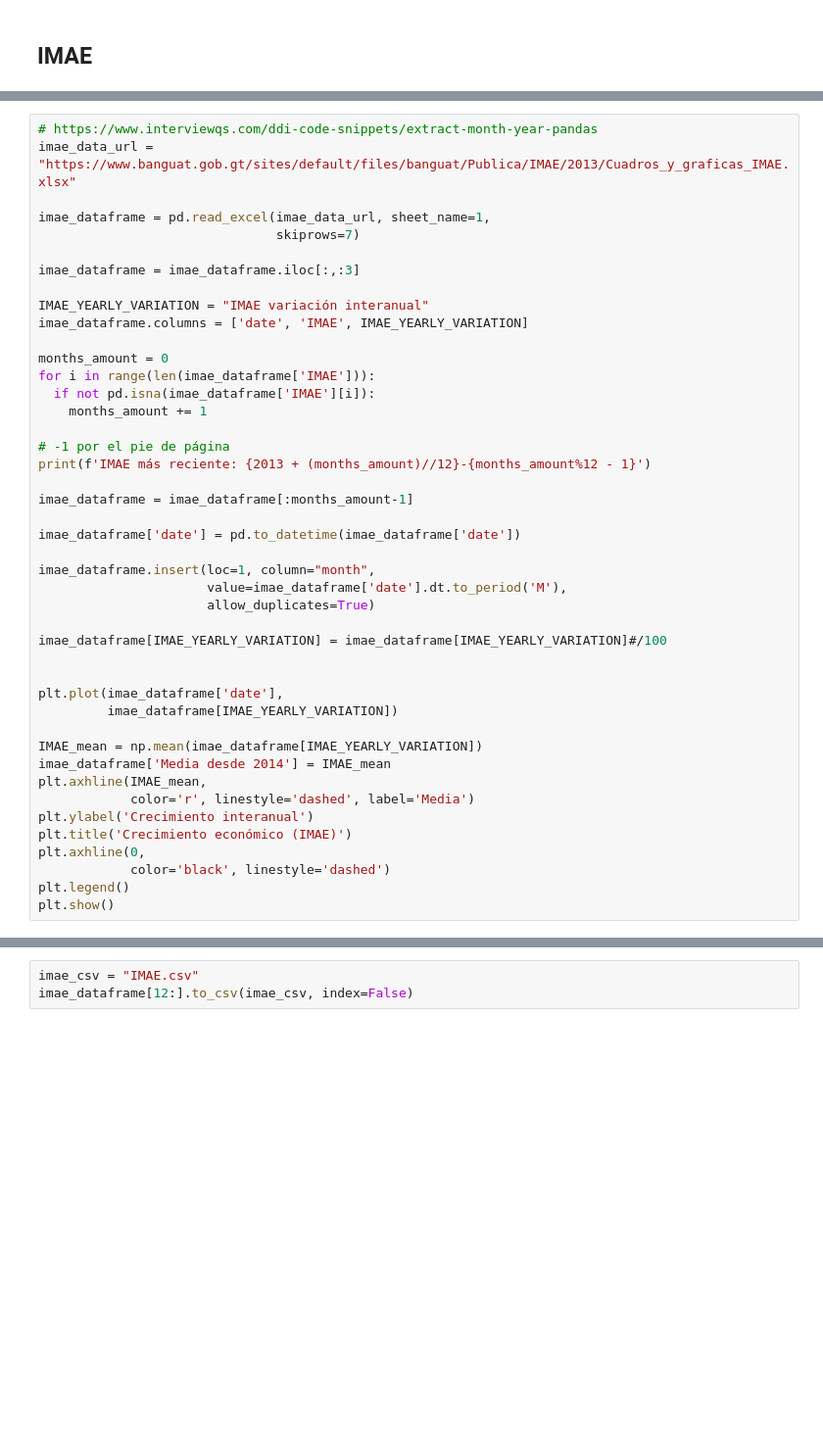
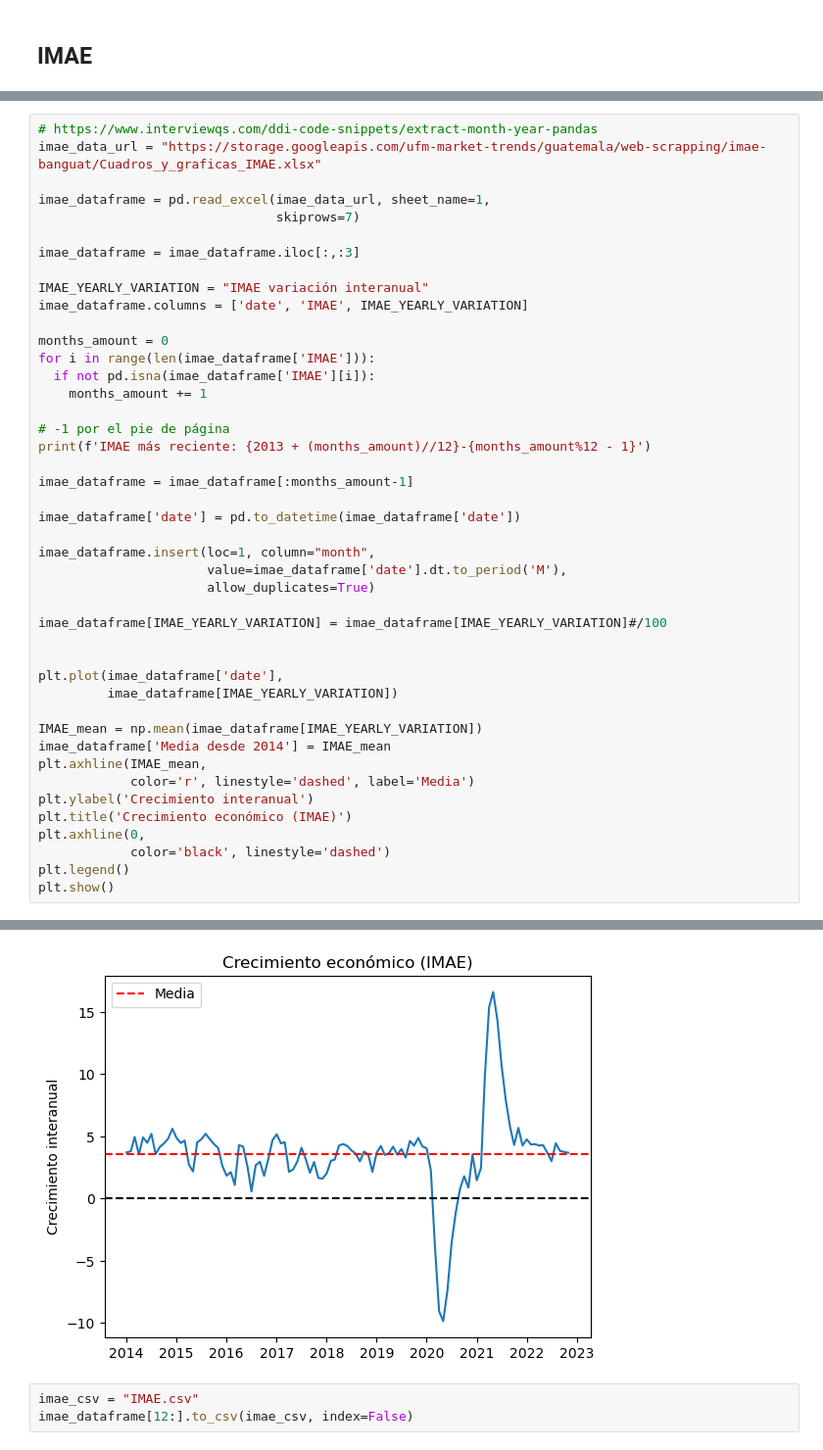
Before and after one commit to UFM-Market-Trends/UFM-Market-Trends-SDK, a Jupyter notebook: examples/1_Actividad_Economica.ipynb, the cells around one changed output, grey strips where cells are left out. Shown at 98% size. Drawn from its saved outputs; the diff is of its cells as text; blank space fills up the shorter version.

```diff
--- a/examples/1_Actividad_Economica.ipynb
+++ b/examples/1_Actividad_Economica.ipynb
@@ -554,6 +584,6 @@ Minas y canteras,-2.9861255430442886
 # %%
 # https://www.interviewqs.com/ddi-code-snippets/extract-month-year-pandas
-imae_data_url = "https://www.banguat.gob.gt/sites/default/files/banguat/Publica/IMAE/2013/Cuadros_y_graficas_IMAE.xlsx"
+imae_data_url = "https://storage.googleapis.com/ufm-market-trends/guatemala/web-scrapping/imae-banguat/Cuadros_y_graficas_IMAE.xlsx"
 
 imae_dataframe = pd.read_excel(imae_data_url, sheet_name=1,
                                skiprows=7)
@@ -600,3 +630,4 @@ AttributeError: 'ReadOnlyWorksheet' object has no attribute 'defined_names'
+[figure, added]
 # %%
 imae_csv = "IMAE.csv"
 imae_dataframe[12:].to_csv(imae_csv, index=False)
```
Also changed, not shown: parts of 6 cells of this notebook.
